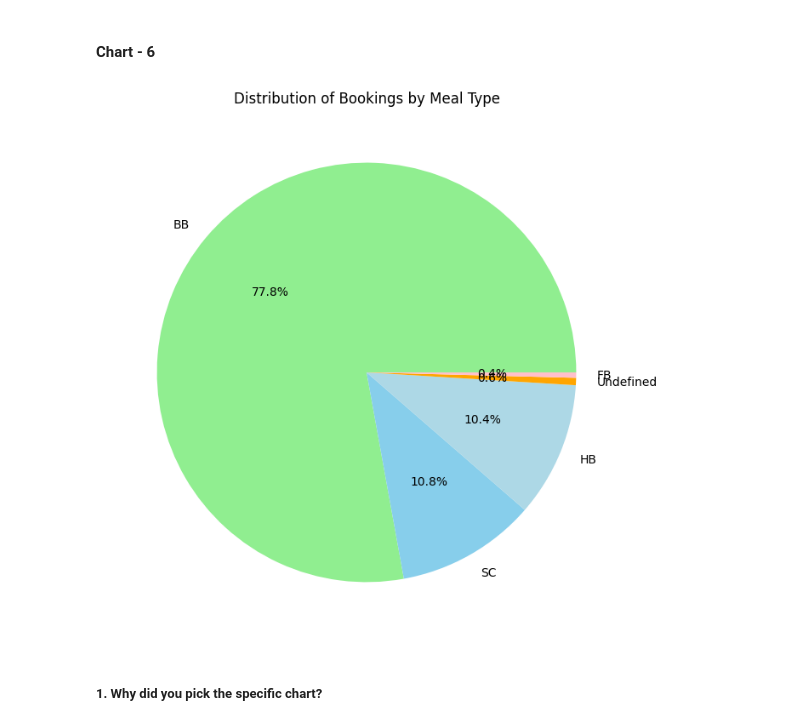
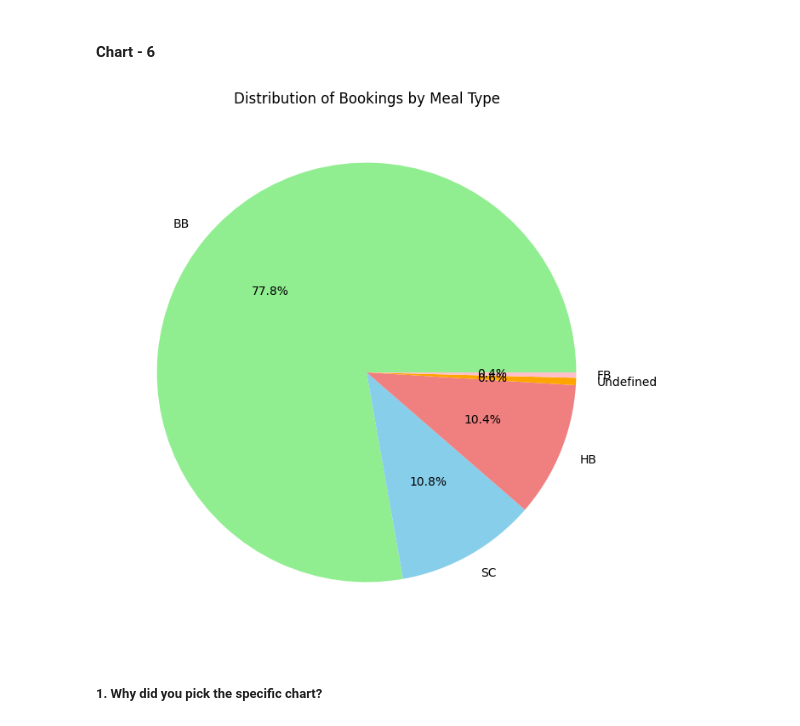
Before and after one commit to Sonall2023/Capstone_EDA_Hotel_booking, a Jupyter notebook: Hotel_Booking_Analysis.ipynb, the cells around one changed output. Saved outputs shown, nothing was run; the diff lists cells and outputs as text; code cells hidden in the pictures.

```diff
--- a/Hotel_Booking_Analysis.ipynb
+++ b/Hotel_Booking_Analysis.ipynb
@@ -718,15 +717,15 @@ City Hotel's high cancellation rate may cause negative growth. This can result i
 # %%
 # Chart - 6 visualization code
 
 # Calculate the percentage of each meal type in the dataset
 meal_counts = Hotel_df['meal'].value_counts(normalize=True) * 100
 # Create a pie chart
 plt.figure(figsize=(8, 8))
-plt.pie(meal_counts, labels=meal_counts.index, autopct='%1.1f%%',colors=['lightgreen', 'skyblue', 'lightblue', 'orange', 'pink'])
+plt.pie(meal_counts, labels=meal_counts.index, autopct='%1.1f%%',colors=['lightgreen', 'skyblue', 'lightcoral', 'orange', 'pink'])
 plt.title('Distribution of Bookings by Meal Type')
 plt.show()
 # %% [output]
-[figure, old version]
+[figure, new version]
 # %% [markdown]
 ##### 1. Why did you pick the specific chart?
 # %% [markdown]
```
Also changed, not shown: parts of 15 cells of this notebook.
